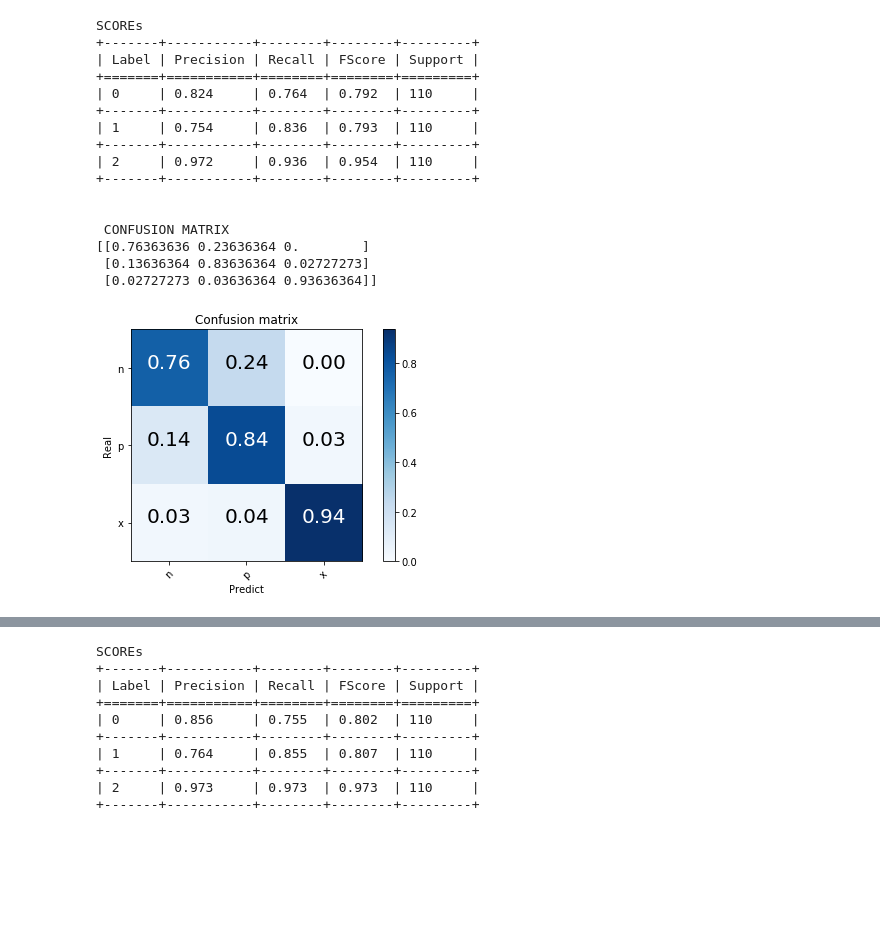
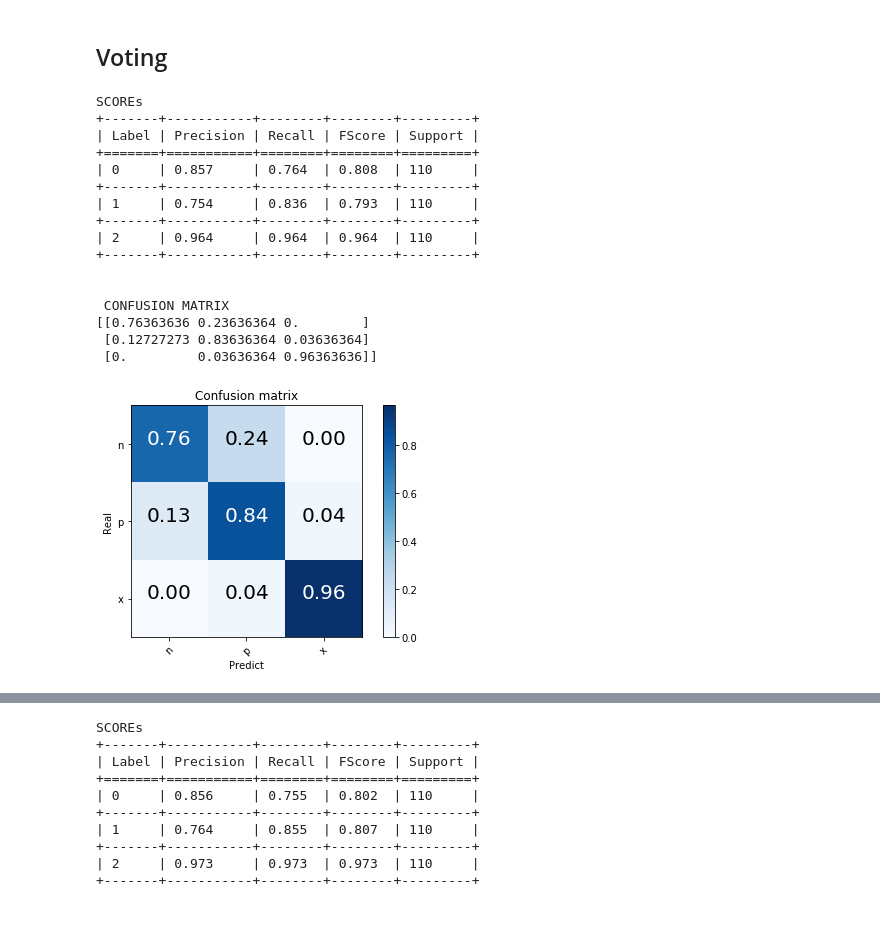
Before and after one commit to cilegann/TuberculosisDetect, a Jupyter notebook: src/detect_flow.ipynb, the cells around one changed output, grey strips where cells are left out. Saved outputs shown, nothing was run; the diff lists cells and outputs as text; code cells hidden in the pictures; blank space fills up the shorter version.

```diff
--- a/src/detect_flow.ipynb
+++ b/src/detect_flow.ipynb
@@ -71,39 +73,41 @@ def read_probs():
     return probs
 # %%
 probs=read_probs()
+# %% [markdown]
+## Voting
 # %%
 def voting_a(probs):
     true=[]
     pred=[]
     for k in sorted(probs,key=lambda k:probs[k]["real"]):
         true_value=probs[k]["real"]
         pred_value=[probs[k]["cnn"]["result"],probs[k]["tscnn"]["result"],probs[k]["yolo"]["result"],probs[k]["tsyolo"]["result"]]
         true.append(true_value)
         if pred_value.count(1)>=2:
             pred.append(1)
-        elif pred_value.count(2)>=3:
+        elif pred_value.count(2)>=2:
             pred.append(2)
         else:
             pred.append(0)
     return np.asarray(true),np.asarray(pred)
 t,p=voting_a(probs)
 evaluate(t,p)
 plot_confusion_matrix(t,p,["n","p","x"])
 # %% [output]
 SCOREs
 +-------+-----------+--------+--------+---------+
 | Label | Precision | Recall | FScore | Support |
 +=======+===========+========+========+=========+
-| 0     | 0.824     | 0.764  | 0.792  | 110     |
+| 0     | 0.857     | 0.764  | 0.808  | 110     |
 +-------+-----------+--------+--------+---------+
 | 1     | 0.754     | 0.836  | 0.793  | 110     |
 +-------+-----------+--------+--------+---------+
-| 2     | 0.972     | 0.936  | 0.954  | 110     |
+| 2     | 0.964     | 0.964  | 0.964  | 110     |
 +-------+-----------+--------+--------+---------+
 
 
  CONFUSION MATRIX
 [[0.76363636 0.23636364 0.        ]
- [0.13636364 0.83636364 0.02727273]
- [0.02727273 0.03636364 0.93636364]]
+ [0.12727273 0.83636364 0.03636364]
+ [0.         0.03636364 0.96363636]]
-[figure, old version]
+[figure, new version]
```
Also changed, not shown: parts of 6 cells of this notebook.
